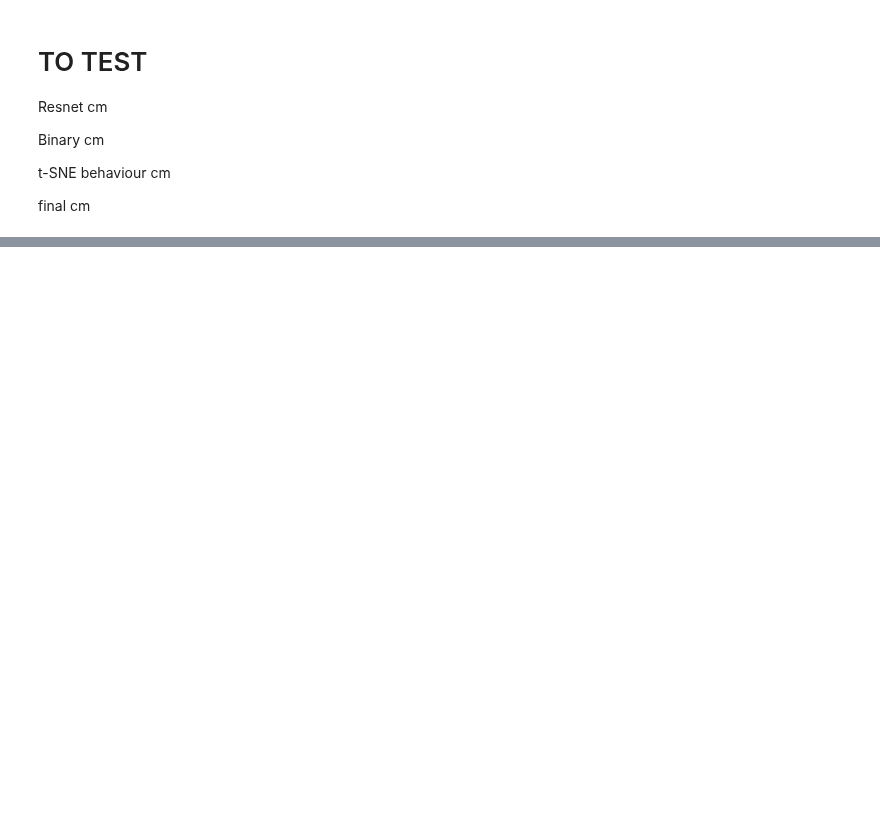
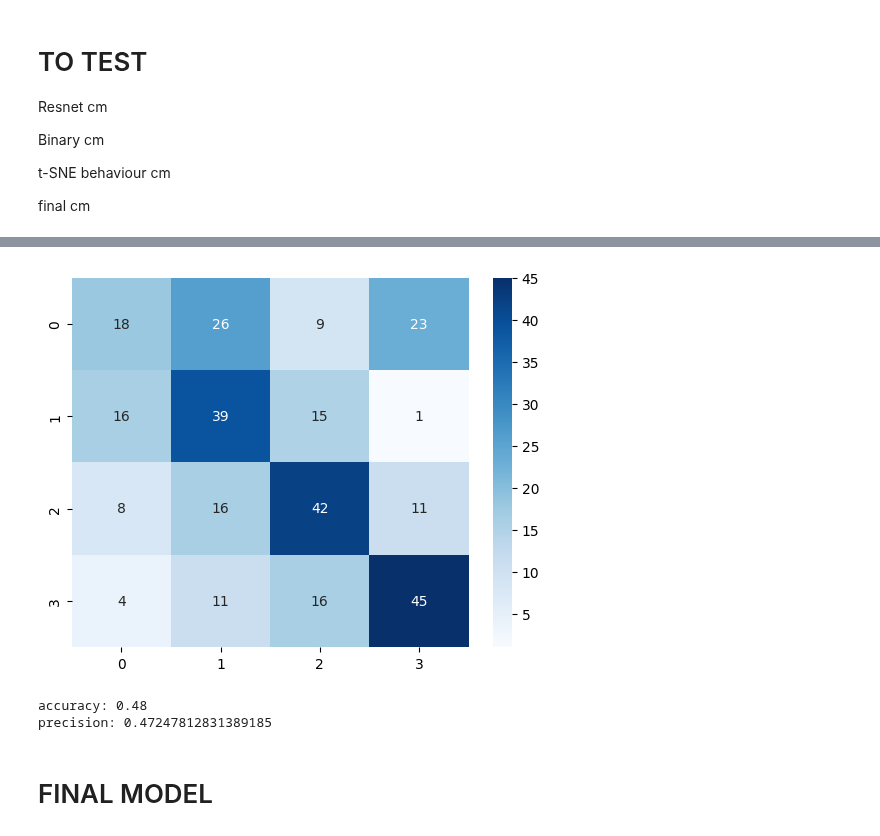
Before and after one commit to davidemodolo/Lung-Ultrasound-Image-Classifier, a Jupyter notebook: project.ipynb, the cells around one changed output, grey strips where cells are left out. Cells and saved outputs as stored; diff of their text form; code cells hidden in the pictures; blank space fills up the shorter version.

```diff
--- a/project.ipynb
+++ b/project.ipynb
@@ -227,24 +288,42 @@ plt.show()
 # %%
 # confusion matrix of t-SNE
+values_tsne = values_train.copy()
+values_tsne.drop(columns=["path", "true", "predicted", "correct"], inplace=True)
 y_true = []
 y_pred = []
-for element in tqdm(values_test.iterrows()):
-    row = element[1].drop(["true", "predicted", "correct"])
-    values_test = pd.concat([values_test, row])
-    points = values_train[["sm0", "sm1", "sm2", "sm3"]].values
+for i in tqdm(range(len(values_test))):
+    element = values_test.iloc[i]
+    sm0 = element["sm0"]
+    sm1 = element["sm1"]
+    sm2 = element["sm2"]
+    sm3 = element["sm3"]
+    values_tsne = pd.concat([values_tsne, pd.DataFrame([[sm0, sm1, sm2, sm3]], columns=["sm0", "sm1", "sm2", "sm3"])])
+    points = values_tsne[["sm0", "sm1", "sm2", "sm3"]].values
     tsne = TSNE(n_components=2, verbose=0, perplexity=40, n_iter=400)
     tsne_results = tsne.fit_transform(points)
     distances = np.linalg.norm(tsne_results - tsne_results[len(tsne_results)-1], axis=1)
     points_num = 12
     nearest_points = np.argsort(distances)[:points_num]
     nearest_points = np.delete(nearest_points, 0)
     scores = []
     for k in range(len(nearest_points)):
         scores.append(values_train.iloc[nearest_points[k]]["true"])
-    mode_val = max(set(scores), key=scores.count)
+    mode_val = np.median(scores)
+    values_tsne = values_tsne[:-1]
     y_true.append(element["true"])
     y_pred.append(mode_val)
+
 
 cm = confusion_matrix(y_true, y_pred)
 sns.heatmap(cm, annot=True, fmt="d", cmap="Blues")
 plt.show()
+# %% [output]
+[figure, added]
+# %%
+print("accuracy:", accuracy_score(y_true, y_pred))
+print("precision:", precision_score(y_true, y_pred, average="macro"))
+# %% [output]
+accuracy: 0.48
+precision: 0.47247812831389185
+# %% [markdown]
+# FINAL MODEL
```
Also changed, not shown: parts of 9 cells of this notebook.
